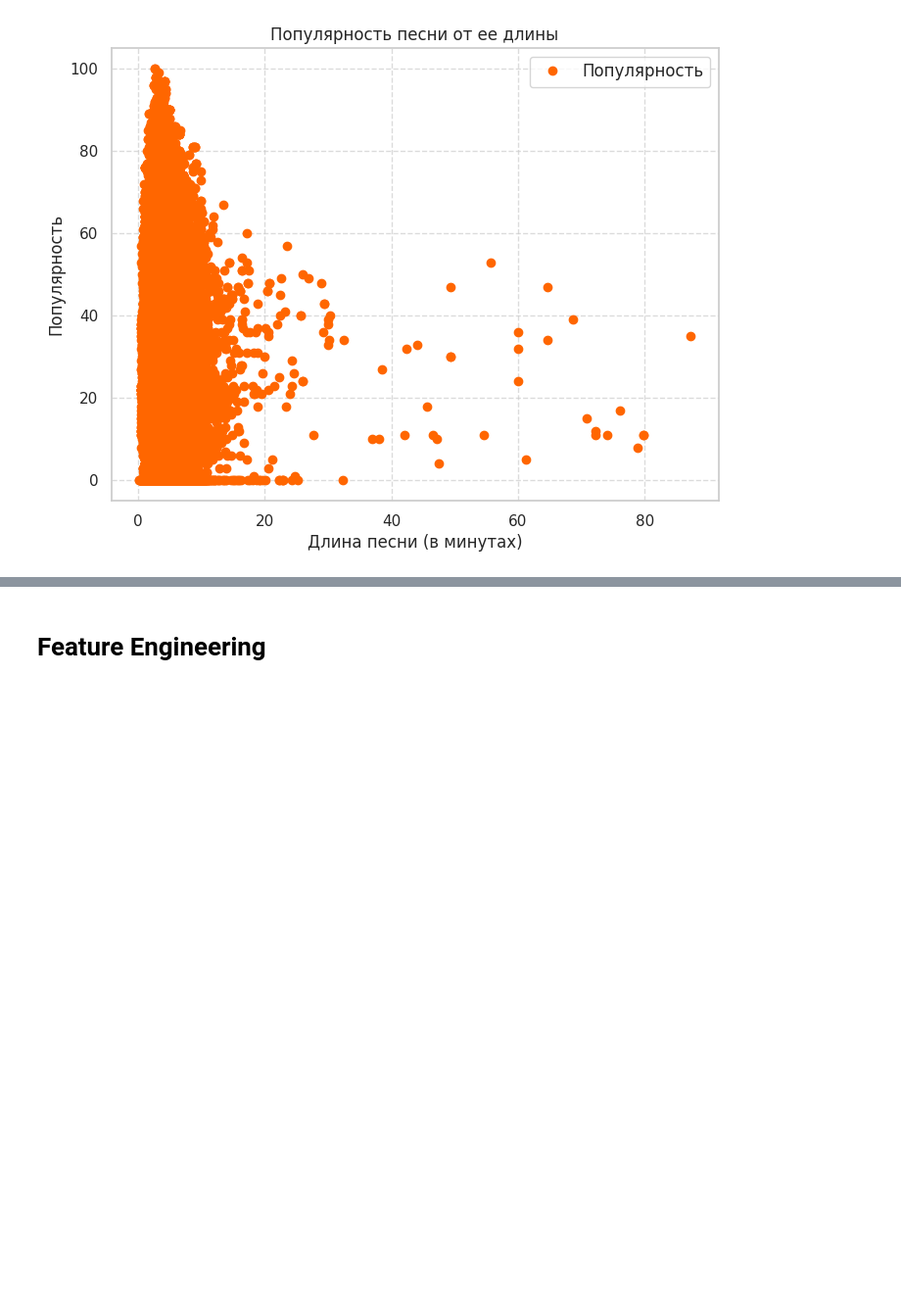
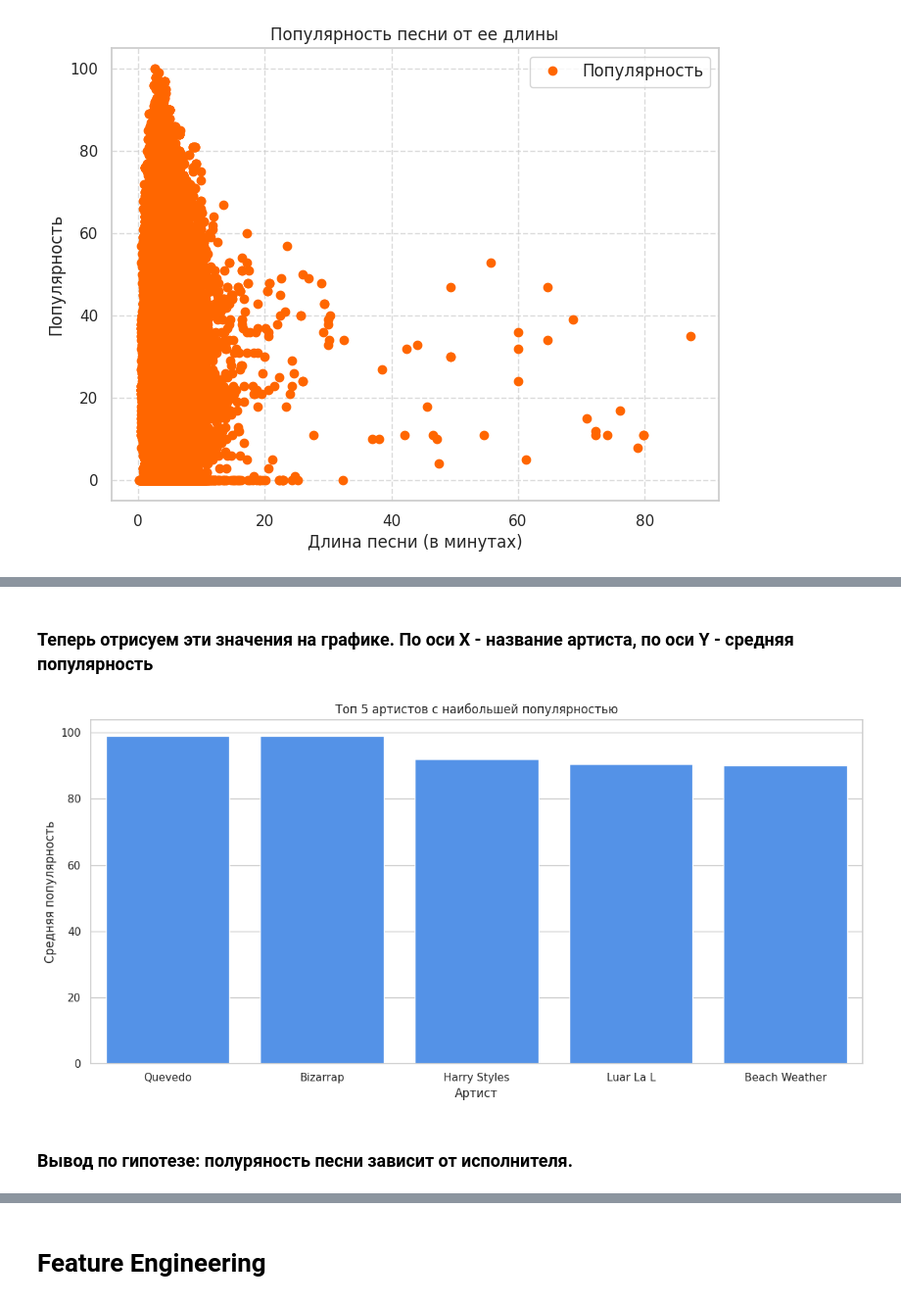
Before and after one commit to pilmeha/kaggleSpotify, a Jupyter notebook: GarmaevSpotify.ipynb, the cells around one changed output, grey strips where cells are left out. Shown at 98% size. Drawn from its saved outputs; the diff is of its cells as text; code cells hidden in the pictures; blank space fills up the shorter version.

```diff
--- a/GarmaevSpotify.ipynb
+++ b/GarmaevSpotify.ipynb
@@ -327,0 +335,16 @@ plt.show()
+# %%
+from copy import copy
+#копируем начальный датасет
+temp_data = copy(df)
+temp_data['artists'] = temp_data['artists'].str.split(';')
+
+data_exploded = temp_data.explode('artists')
+
+#находим сумму популярности для каждого артиста
+art_pop = data_exploded.groupby('artists')['popularity'].sum().reset_index()
+#находим кол-во треков у каждого артиста
+art_count = data_exploded['artists'].value_counts().reset_index()
+#формируем итоговый датасет
+art_pop_count = pd.merge(art_pop, art_count, on='artists')
+art_pop_count['avg_popularity'] = art_pop_count['popularity'] / art_pop_count['count']
+art_pop_count = art_pop_count.sort_values('avg_popularity', ascending=False).reset_index(drop=True)
@@ -327,0 +353,3 @@ plt.show()
+# %%
+top_5_artists = art_pop_count.head()
+top_5_artists
@@ -327,0 +363,18 @@ plt.show()
+# %% [markdown]
+### Теперь отрисуем эти значения на графике. По оси X - название артиста, по оси Y - средняя популярность
+# %%
+#построение столбчатого графика, orient='v' означает, что столбцы ориентированы вертикально
+plt.figure(figsize=(12, 6))
+sns.set_style('whitegrid')
+sns.barplot(x=top_5_artists['artists'], y=top_5_artists['avg_popularity'], color='#3c8eff', orient='v')
+
+plt.title('Топ 5 артистов с наибольшей популярностью')
+plt.xlabel('Артист')
+plt.ylabel('Средняя популярность')
+
+plt.tight_layout()
+plt.show()
+# %% [output]
+[figure, added]
+# %% [markdown]
+### Вывод по гипотезе: полуряность песни зависит от исполнителя.
```
Also changed, not shown: parts of 29 cells of this notebook.
